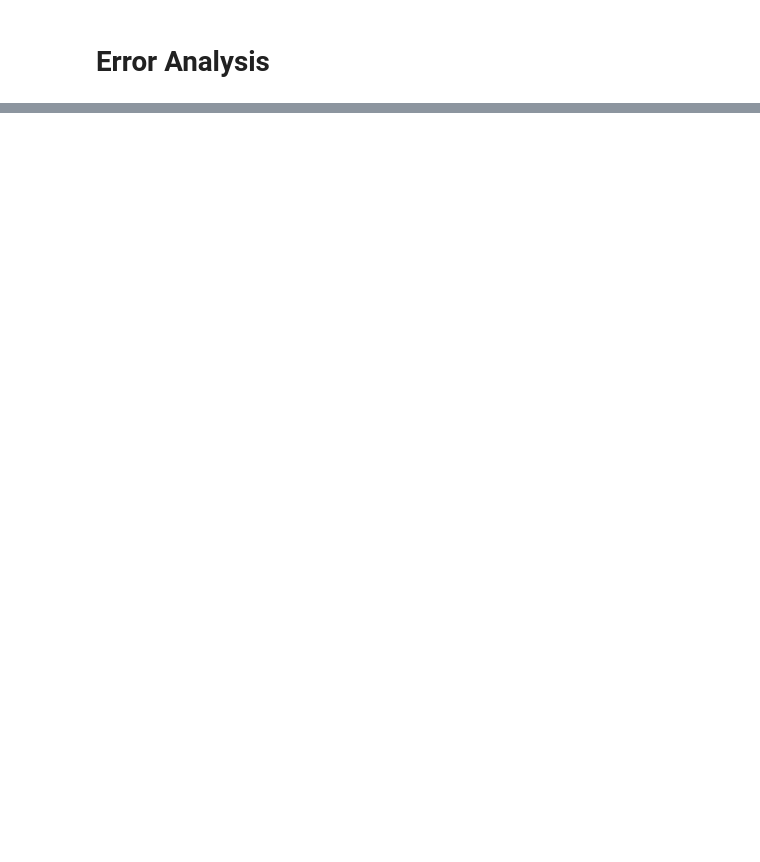
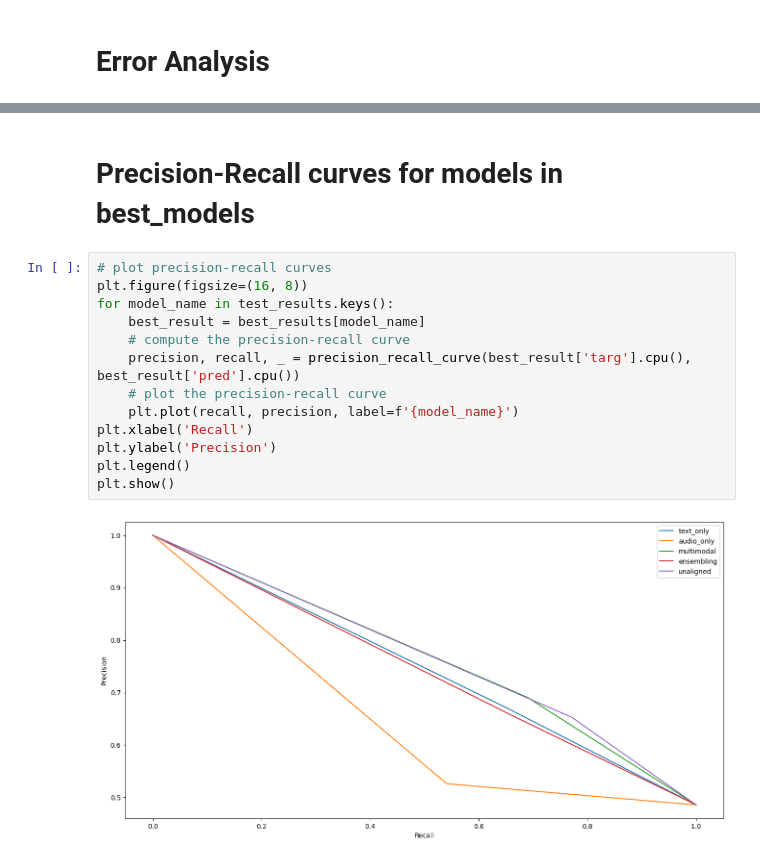
Before and after one commit to StefanoColamonaco/Multimodal-AM, a Jupyter notebook: main.ipynb, the cells around one changed output, grey strips where cells are left out. Drawn from its saved outputs; the diff is of its cells as text; blank space fills up the shorter version.

```diff
--- a/main.ipynb
+++ b/main.ipynb
@@ -938,0 +970,17 @@ Epoch: 7, Training Loss: 0.0445, Validation Loss: 0.0485, accuracy = 0.6983, F1=
+# %% [markdown]
+# Precision-Recall curves for models in best_models
+# %%
+# plot precision-recall curves
+plt.figure(figsize=(16, 8))
+for model_name in test_results.keys():
+    best_result = best_results[model_name]
+    # compute the precision-recall curve
+    precision, recall, _ = precision_recall_curve(best_result['targ'].cpu(), best_result['pred'].cpu())
+    # plot the precision-recall curve
+    plt.plot(recall, precision, label=f'{model_name}')
+plt.xlabel('Recall')
+plt.ylabel('Precision')
+plt.legend()
+plt.show()
+# %% [output]
+[figure, added]
```
Also changed, not shown: parts of 28 cells of this notebook.
